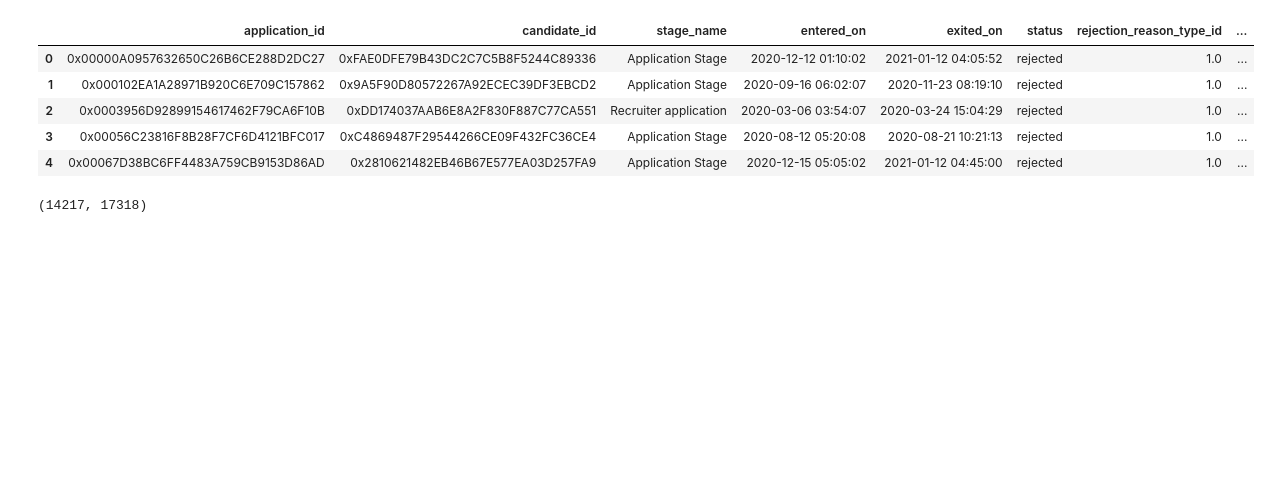
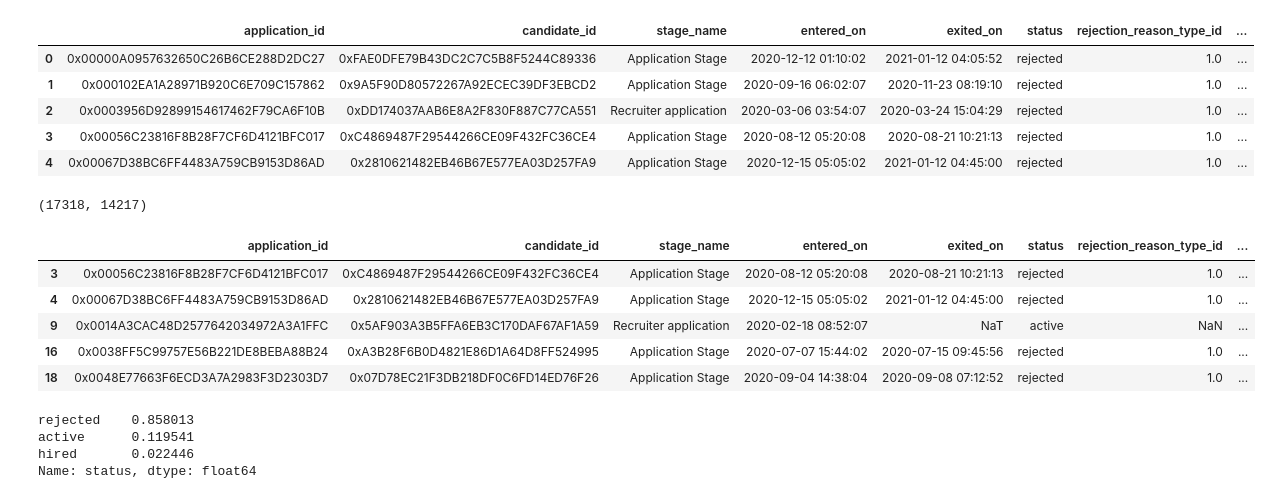
Before and after one commit to pepeette/ExerciseAGD, a Jupyter notebook: Test.ipynb, the cells around one changed output. Saved outputs shown, nothing was run; the diff lists cells and outputs as text; code cells hidden in the pictures; blank space fills up the shorter version.

```diff
--- a/Test.ipynb
+++ b/Test.ipynb
@@ -144,9 +144,28 @@ df.head()
 | 4 | 0x00067D38BC6FF4483A759CB9153D86AD | 0x2810621482EB46B67E577EA03D257FA9 | Application Stage | 2020-12-15 05:05:02 | 2021-01-12 04:45:00 | rejected | 1.0 | ... |
 # %%
 # How many candidates?
-df.candidate_id.nunique(), df.application_id.nunique()
+df.application_id.nunique(),df.candidate_id.nunique()
 # %% [output]
-(14217, 17318)
+(17318, 14217)
 # %%
-#discrepancy between candidates and application, is there duplicates?
+#discrepancy between candidates and application, did the candidate apply multiple times?
+duplicates = df.duplicated(subset='candidate_id', keep=False)
+duplicate_candidates = df[duplicates]
+multiple_applications = duplicate_candidates.groupby('candidate_id').filter(lambda x: len(x['application_id'].unique()) > 1)
+multiple_applications.head()
+# %% [output]
+|  | application_id | candidate_id | stage_name | entered_on | exited_on | status | rejection_reason_type_id | ... |
+| 3 | 0x00056C23816F8B28F7CF6D4121BFC017 | 0xC4869487F29544266CE09F432FC36CE4 | Application Stage | 2020-08-12 05:20:08 | 2020-08-21 10:21:13 | rejected | 1.0 | ... |
+| 4 | 0x00067D38BC6FF4483A759CB9153D86AD | 0x2810621482EB46B67E577EA03D257FA9 | Application Stage | 2020-12-15 05:05:02 | 2021-01-12 04:45:00 | rejected | 1.0 | ... |
+| 9 | 0x0014A3CAC48D2577642034972A3A1FFC | 0x5AF903A3B5FFA6EB3C170DAF67AF1A59 | Recruiter application | 2020-02-18 08:52:07 | NaT | active | NaN | ... |
+| 16 | 0x0038FF5C99757E56B221DE8BEBA88B24 | 0xA3B28F6B0D4821E86D1A64D8FF524995 | Application Stage | 2020-07-07 15:44:02 | 2020-07-15 09:45:56 | rejected | 1.0 | ... |
+| 18 | 0x0048E77663F6ECD3A7A2983F3D2303D7 | 0x07D78EC21F3DB218DF0C6FD14ED76F26 | Application Stage | 2020-09-04 14:38:04 | 2020-09-08 07:12:52 | rejected | 1.0 | ... |
+# %%
+#percentage of those multiple attempts that have been hired?
+multiple_applications['status'].value_counts(normalize=True)
+# %% [output]
+rejected    0.858013
+active      0.119541
+hired       0.022446
+Name: status, dtype: float64
 # %%
```
Also changed, not shown: parts of 25 cells of this notebook.
